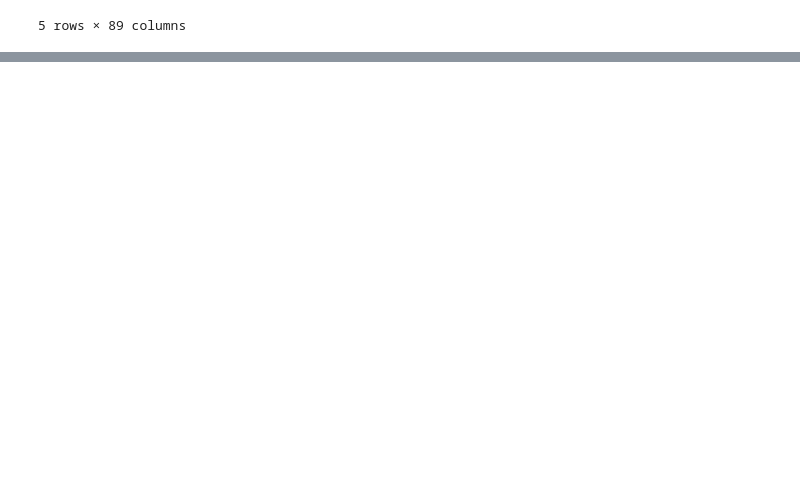
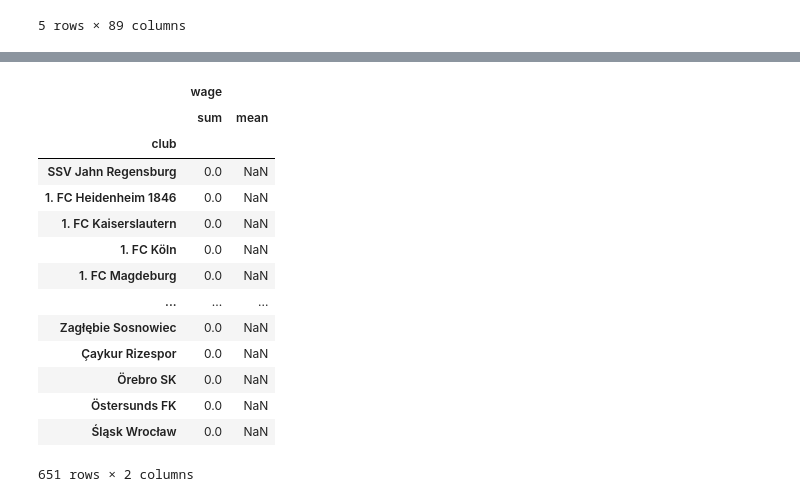
Before and after one commit to flavianacif/DSWP, a Jupyter notebook: 2020_10_09_Exercicio9_FIFA.ipynb, the cells around one changed output, grey strips where cells are left out. Cells and saved outputs as stored; diff of their text form; code cells hidden in the pictures; blank space fills up the shorter version.

```diff
--- a/2020_10_09_Exercicio9_FIFA.ipynb
+++ b/2020_10_09_Exercicio9_FIFA.ipynb
@@ -16,0 +197,2 @@ df_fifa.head()
+# %%
+df_fifa_copy['wage'] = pd.to_numeric(df_fifa_copy['wage'].str[1:-1])
@@ -16,0 +223,2 @@ df_fifa.head()
+# %%
+df_fifa_copy['wage'][df_fifa_copy['wage'].isna()] = np.zeros(shape = df_fifa_copy['wage'][df_fifa_copy['wage'].isna()].shape)
@@ -16,0 +246,18 @@ df_fifa.head()
+# %%
+df_fifa_copy.groupby('club').agg({'wage':['sum','mean']})
+# %% [output]
+|  | wage |  |
+|  | sum | mean |
+| club |  |  |
+| SSV Jahn Regensburg | 0.0 | NaN |
+| 1. FC Heidenheim 1846 | 0.0 | NaN |
+| 1. FC Kaiserslautern | 0.0 | NaN |
+| 1. FC Köln | 0.0 | NaN |
+| 1. FC Magdeburg | 0.0 | NaN |
+| ... | ... | ... |
+| Zagłębie Sosnowiec | 0.0 | NaN |
+| Çaykur Rizespor | 0.0 | NaN |
+| Örebro SK | 0.0 | NaN |
+| Östersunds FK | 0.0 | NaN |
+| Śląsk Wrocław | 0.0 | NaN |
+651 rows × 2 columns
```
Also changed, not shown: parts of 22 cells of this notebook.
